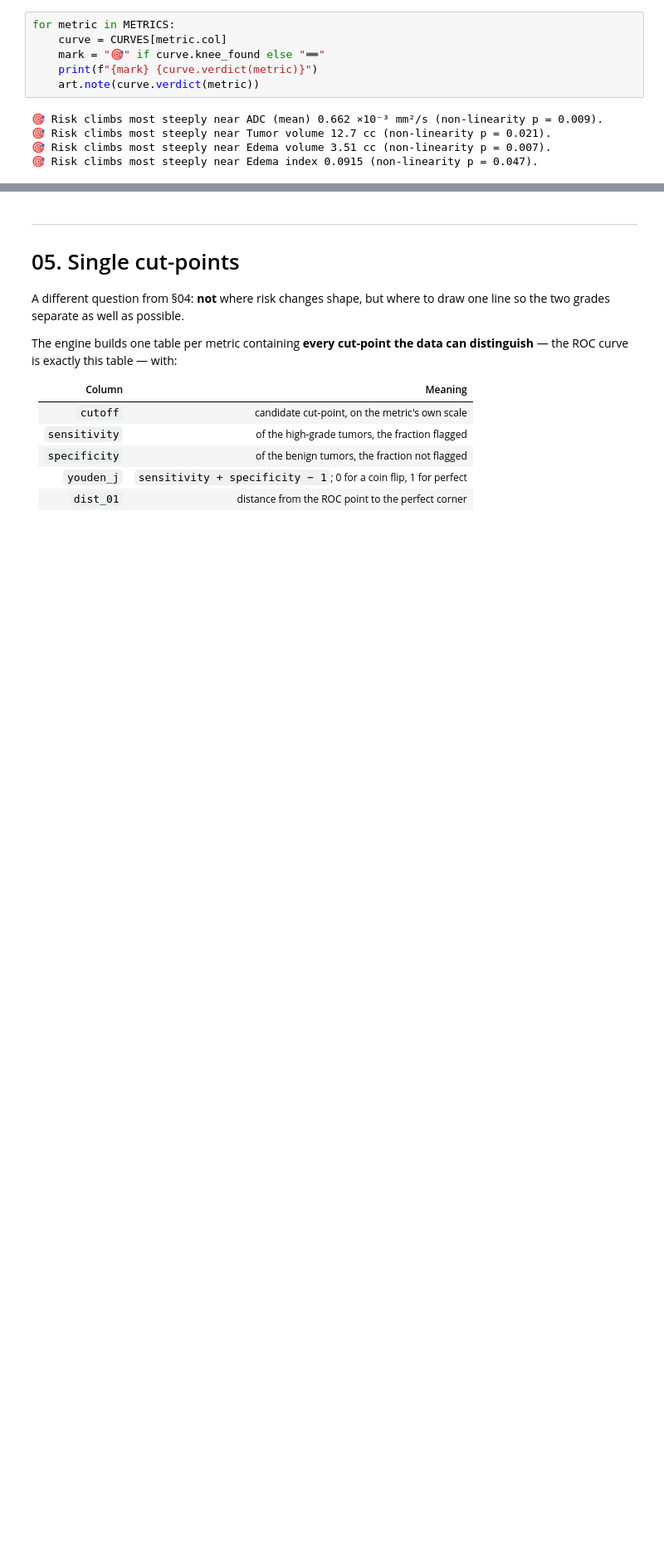
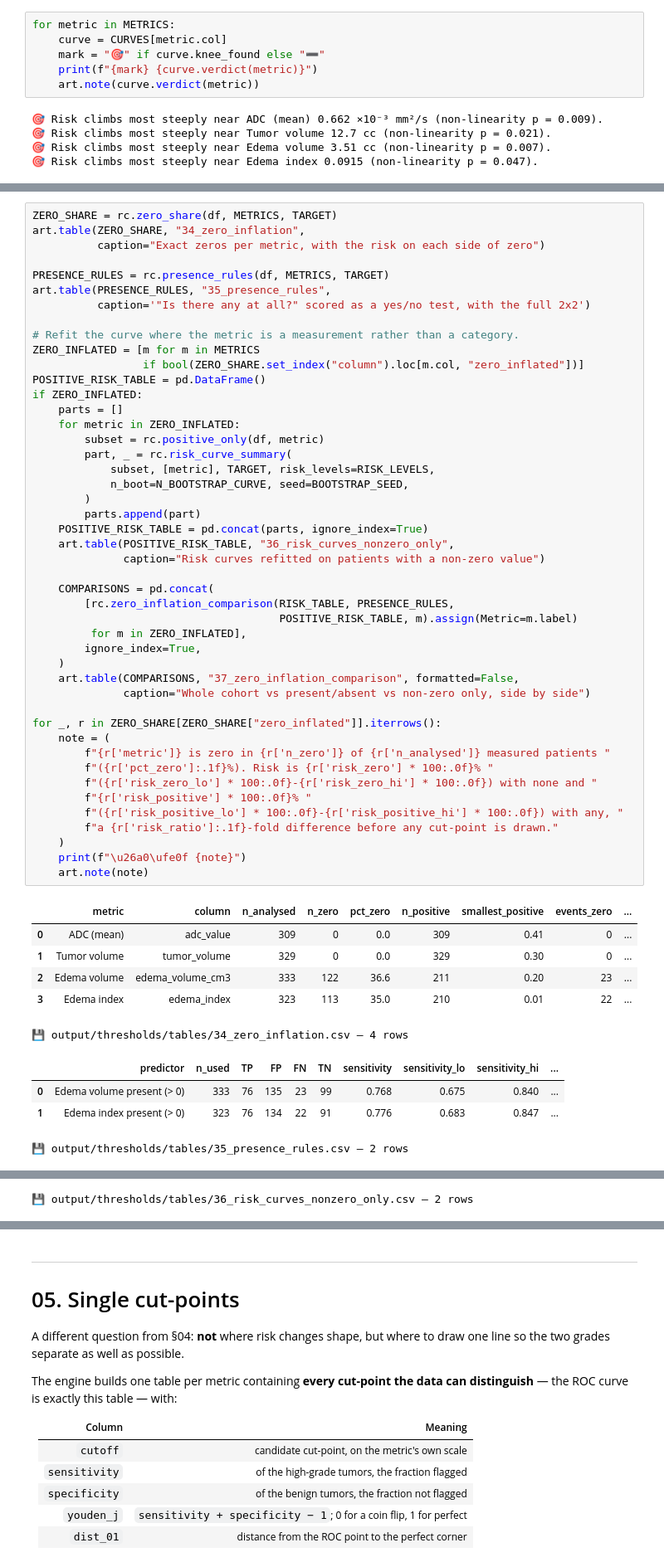
Before and after one commit to DrAndrushka/meningioma-atypier, a Jupyter notebook: meningioma-thresholder.ipynb, the cells around one changed output, grey strips where cells are left out. Shown at 83% size. Cells and saved outputs as stored; diff of their text form; blank space fills up the shorter version.

```diff
--- a/meningioma-thresholder.ipynb
+++ b/meningioma-thresholder.ipynb
@@ -367,0 +385,57 @@ for metric in METRICS:
+# %%
+ZERO_SHARE = rc.zero_share(df, METRICS, TARGET)
+art.table(ZERO_SHARE, "34_zero_inflation",
+          caption="Exact zeros per metric, with the risk on each side of zero")
+
+PRESENCE_RULES = rc.presence_rules(df, METRICS, TARGET)
+art.table(PRESENCE_RULES, "35_presence_rules",
+          caption='"Is there any at all?" scored as a yes/no test, with the full 2x2')
+
+# Refit the curve where the metric is a measurement rather than a category.
+ZERO_INFLATED = [m for m in METRICS
+                 if bool(ZERO_SHARE.set_index("column").loc[m.col, "zero_inflated"])]
+POSITIVE_RISK_TABLE = pd.DataFrame()
+if ZERO_INFLATED:
+    parts = []
+    for metric in ZERO_INFLATED:
+        subset = rc.positive_only(df, metric)
+        part, _ = rc.risk_curve_summary(
+            subset, [metric], TARGET, risk_levels=RISK_LEVELS,
+            n_boot=N_BOOTSTRAP_CURVE, seed=BOOTSTRAP_SEED,
+        )
+        parts.append(part)
+    POSITIVE_RISK_TABLE = pd.concat(parts, ignore_index=True)
+    art.table(POSITIVE_RISK_TABLE, "36_risk_curves_nonzero_only",
+              caption="Risk curves refitted on patients with a non-zero value")
+
+    COMPARISONS = pd.concat(
+        [rc.zero_inflation_comparison(RISK_TABLE, PRESENCE_RULES,
+                                      POSITIVE_RISK_TABLE, m).assign(Metric=m.label)
+         for m in ZERO_INFLATED],
+        ignore_index=True,
+    )
+    art.table(COMPARISONS, "37_zero_inflation_comparison", formatted=False,
+              caption="Whole cohort vs present/absent vs non-zero only, side by side")
+
+for _, r in ZERO_SHARE[ZERO_SHARE["zero_inflated"]].iterrows():
+    note = (
+        f"{r['metric']} is zero in {r['n_zero']} of {r['n_analysed']} measured patients "
+        f"({r['pct_zero']:.1f}%). Risk is {r['risk_zero'] * 100:.0f}% "
+        f"({r['risk_zero_lo'] * 100:.0f}-{r['risk_zero_hi'] * 100:.0f}) with none and "
+        f"{r['risk_positive'] * 100:.0f}% "
+        f"({r['risk_positive_lo'] * 100:.0f}-{r['risk_positive_hi'] * 100:.0f}) with any, "
+        f"a {r['risk_ratio']:.1f}-fold difference before any cut-point is drawn."
+    )
+    print(f"\u26a0\ufe0f {note}")
+    art.note(note)
+# %% [output]
+|  | metric | column | n_analysed | n_zero | pct_zero | n_positive | smallest_positive | events_zero | ... |
+| 0 | ADC (mean) | adc_value | 309 | 0 | 0.0 | 309 | 0.41 | 0 | ... |
+| 1 | Tumor volume | tumor_volume | 329 | 0 | 0.0 | 329 | 0.30 | 0 | ... |
+| 2 | Edema volume | edema_volume_cm3 | 333 | 122 | 36.6 | 211 | 0.20 | 23 | ... |
+| 3 | Edema index | edema_index | 323 | 113 | 35.0 | 210 | 0.01 | 22 | ... |
+💾 output/thresholds/tables/34_zero_inflation.csv — 4 rows
+|  | predictor | n_used | TP | FP | FN | TN | sensitivity | sensitivity_lo | sensitivity_hi | ... |
+| 0 | Edema volume present (> 0) | 333 | 76 | 135 | 23 | 99 | 0.768 | 0.675 | 0.840 | ... |
+| 1 | Edema index present (> 0) | 323 | 76 | 134 | 22 | 91 | 0.776 | 0.683 | 0.847 | ... |
+💾 output/thresholds/tables/35_presence_rules.csv — 2 rows
@@ -367,0 +445 @@ for metric in METRICS:
+💾 output/thresholds/tables/36_risk_curves_nonzero_only.csv — 2 rows
```
Also changed, not shown: parts of 4 cells of this notebook, 5 other files.
